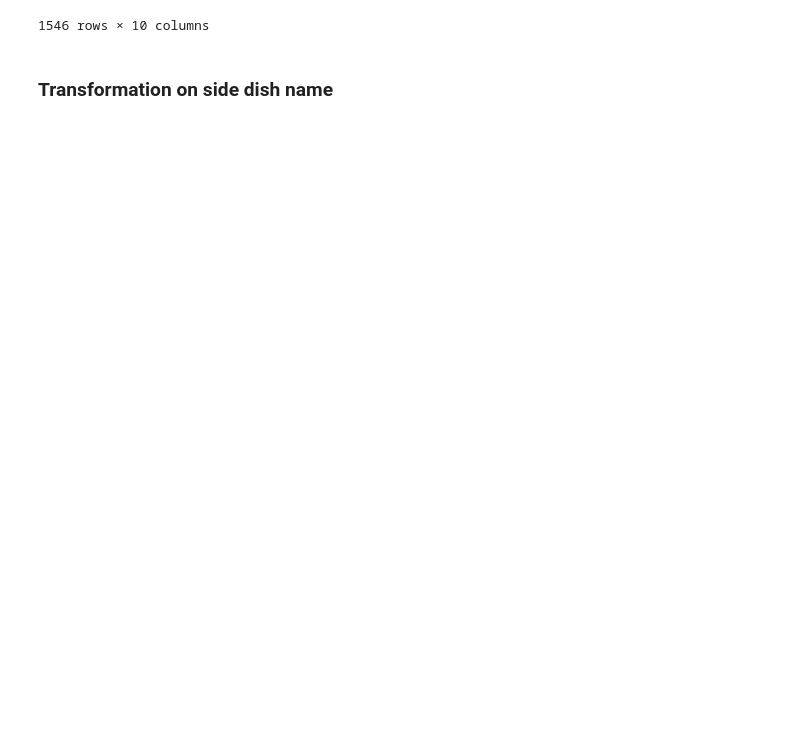
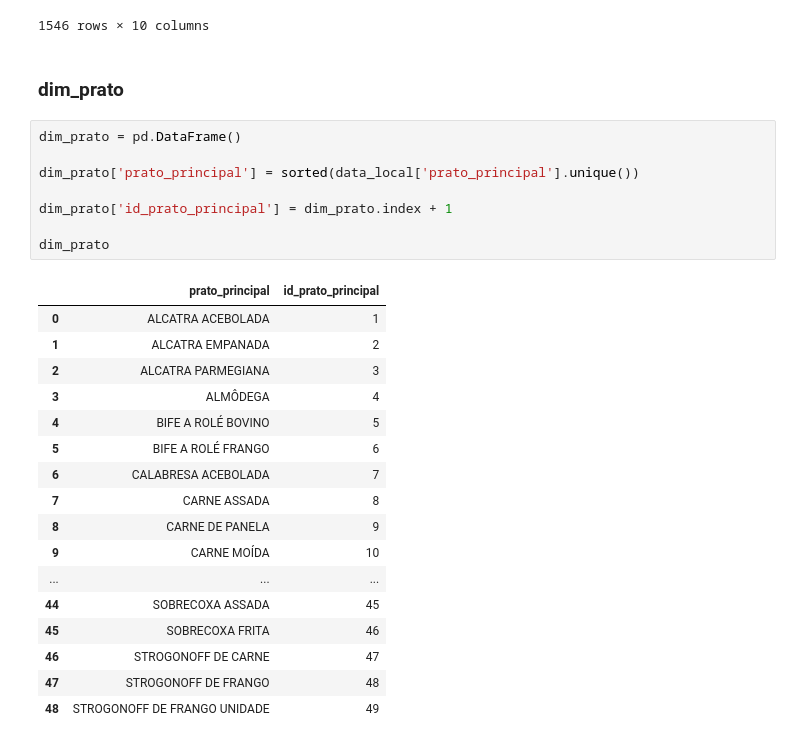
Before and after one commit to PeSobrinho/food_service_report, a Jupyter notebook: notebooks/etl_food_service_data.ipynb, the cells around one changed output. Cells and saved outputs as stored; diff of their text form; blank space fills up the shorter version.

```diff
--- a/notebooks/etl_food_service_data.ipynb
+++ b/notebooks/etl_food_service_data.ipynb
@@ -759,5 +759,31 @@ data_local
 | 2013 | 2021-10-30 | Manhã | 2 parmê + fritas | 18.0 | 1.0 | 0.0 | 0.0 | 0.0 | ... |
 | 2016 | 2021-10-31 | Manhã | só parmê + fritas | 20.0 | 1.0 | 0.0 | 0.0 | 0.0 | ... |
 1546 rows × 10 columns
-# %% [markdown]
-### Transformation on side dish name
+# %% [markdown]
+### dim_prato
+# %%
+dim_prato = pd.DataFrame()
+
+dim_prato['prato_principal'] = sorted(data_local['prato_principal'].unique())
+
+dim_prato['id_prato_principal'] = dim_prato.index + 1
+
+dim_prato
+# %% [output]
+|  | prato_principal | id_prato_principal |
+| 0 | ALCATRA ACEBOLADA | 1 |
+| 1 | ALCATRA EMPANADA | 2 |
+| 2 | ALCATRA PARMEGIANA | 3 |
+| 3 | ALMÔDEGA | 4 |
+| 4 | BIFE A ROLÉ BOVINO | 5 |
+| 5 | BIFE A ROLÉ FRANGO | 6 |
+| 6 | CALABRESA ACEBOLADA | 7 |
+| 7 | CARNE ASSADA | 8 |
+| 8 | CARNE DE PANELA | 9 |
+| 9 | CARNE MOÍDA | 10 |
+| ... | ... | ... |
+| 44 | SOBRECOXA ASSADA | 45 |
+| 45 | SOBRECOXA FRITA | 46 |
+| 46 | STROGONOFF DE CARNE | 47 |
+| 47 | STROGONOFF DE FRANGO | 48 |
+| 48 | STROGONOFF DE FRANGO UNIDADE | 49 |
```
Also changed, not shown: parts of 1 cell of this notebook, 3 other files.
